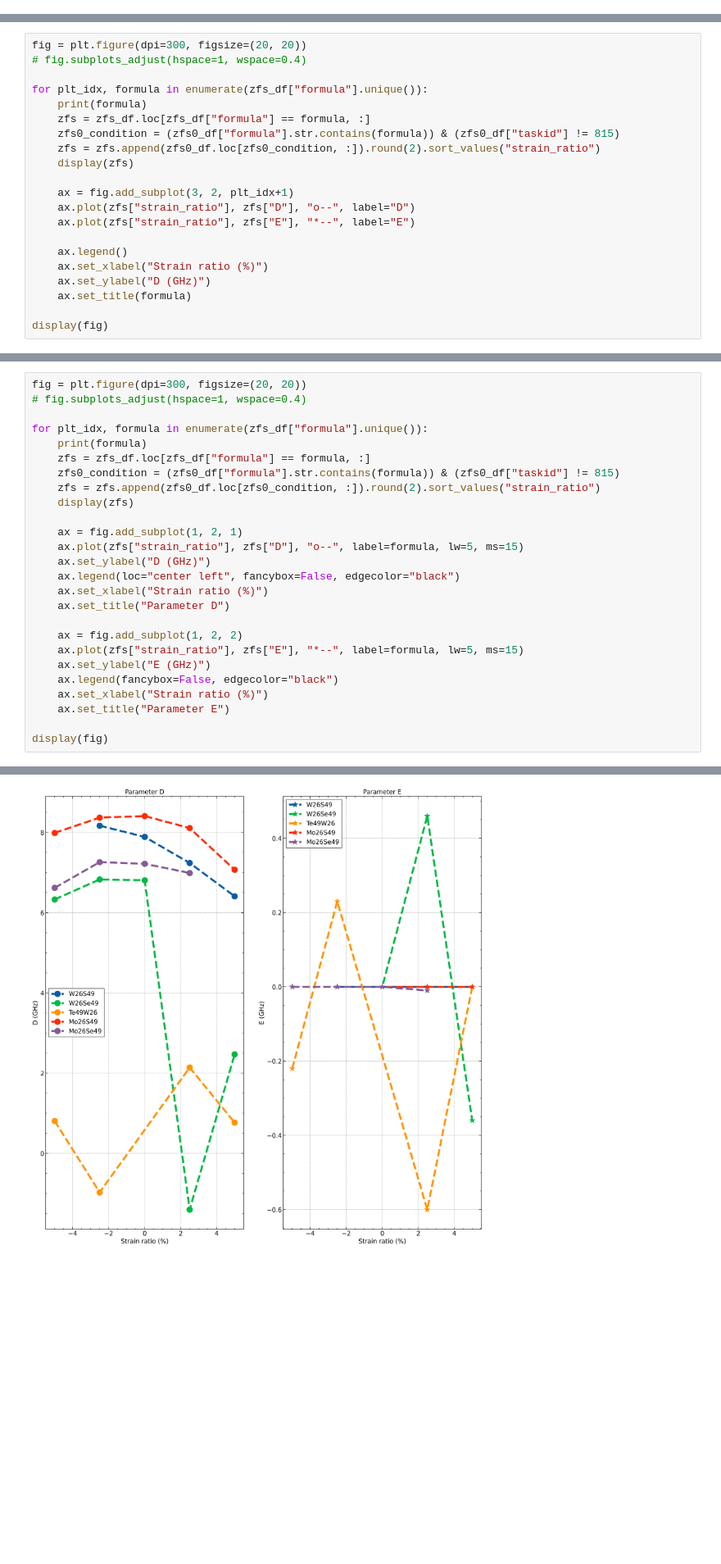
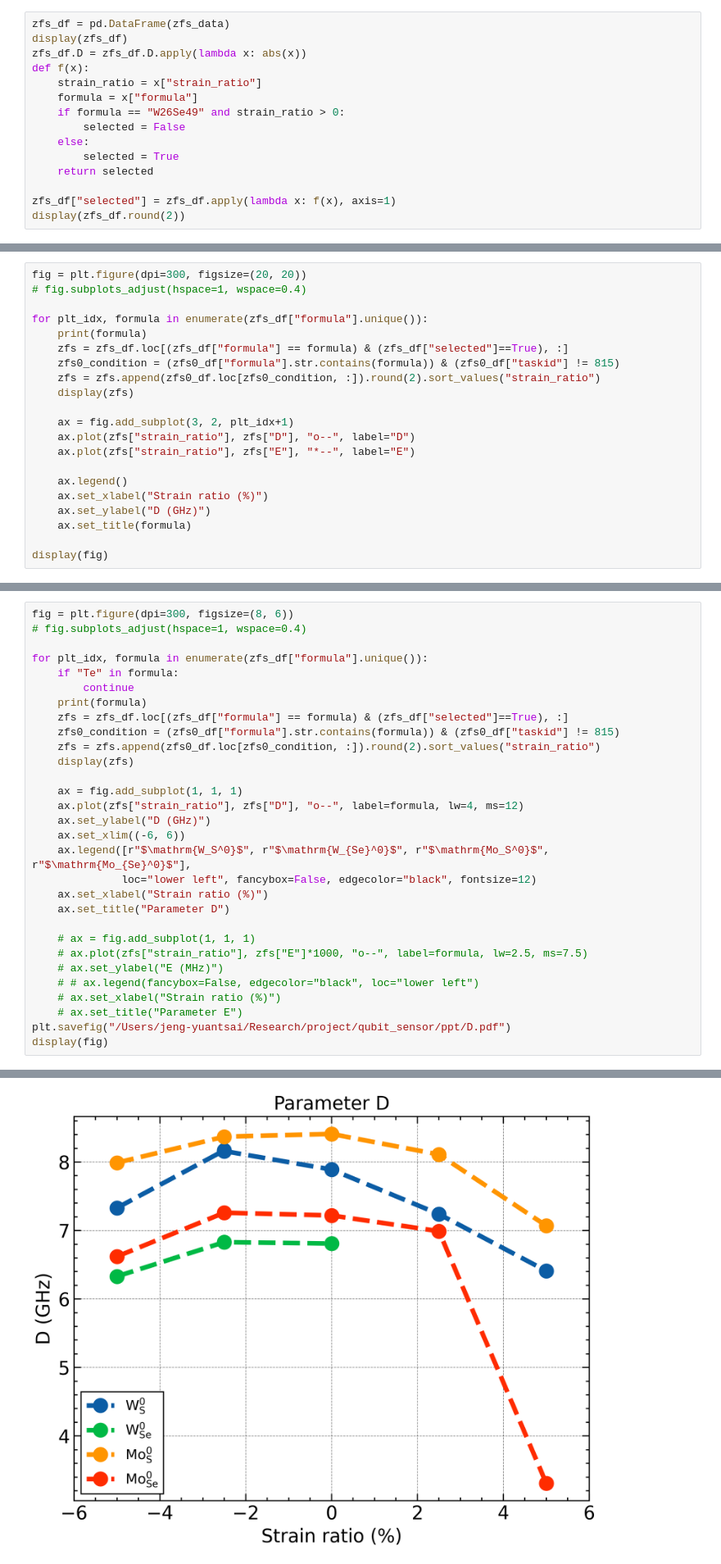
Before and after one commit to tsaie79/JPack, a Jupyter notebook: projects/qubit_sensor/analysis/data_analysis.ipynb, the cells around one changed output, grey strips where cells are left out. Shown at 82% size. Saved outputs shown, nothing was run; the diff lists cells and outputs as text; blank space fills up the shorter version.

```diff
--- a/projects/qubit_sensor/analysis/data_analysis.ipynb
+++ b/projects/qubit_sensor/analysis/data_analysis.ipynb
@@ -185,0 +165,15 @@ display(zfs_df.round(2))
+# %%
+zfs_df = pd.DataFrame(zfs_data)
+display(zfs_df)
+zfs_df.D = zfs_df.D.apply(lambda x: abs(x))
+def f(x):
+    strain_ratio = x["strain_ratio"]
+    formula = x["formula"]
+    if formula == "W26Se49" and strain_ratio > 0:
+        selected = False
+    else:
+        selected = True
+    return selected
+
+zfs_df["selected"] = zfs_df.apply(lambda x: f(x), axis=1)
+display(zfs_df.round(2))
@@ -191,7 +220,7 @@ fig = plt.figure(dpi=300, figsize=(20, 20))
 
 for plt_idx, formula in enumerate(zfs_df["formula"].unique()):
     print(formula)
-    zfs = zfs_df.loc[zfs_df["formula"] == formula, :]
+    zfs = zfs_df.loc[(zfs_df["formula"] == formula) & (zfs_df["selected"]==True), :]
     zfs0_condition = (zfs0_df["formula"].str.contains(formula)) & (zfs0_df["taskid"] != 815)
     zfs = zfs.append(zfs0_df.loc[zfs0_condition, :]).round(2).sort_values("strain_ratio")
     display(zfs)
@@ -243,28 +273,32 @@ Mo26Se49
 # %%
-fig = plt.figure(dpi=300, figsize=(20, 20))
+fig = plt.figure(dpi=300, figsize=(8, 6))
 # fig.subplots_adjust(hspace=1, wspace=0.4)
 
 for plt_idx, formula in enumerate(zfs_df["formula"].unique()):
+    if "Te" in formula:
+        continue
     print(formula)
-    zfs = zfs_df.loc[zfs_df["formula"] == formula, :]
+    zfs = zfs_df.loc[(zfs_df["formula"] == formula) & (zfs_df["selected"]==True), :]
     zfs0_condition = (zfs0_df["formula"].str.contains(formula)) & (zfs0_df["taskid"] != 815)
     zfs = zfs.append(zfs0_df.loc[zfs0_condition, :]).round(2).sort_values("strain_ratio")
     display(zfs)
 
-    ax = fig.add_subplot(1, 2, 1)
-    ax.plot(zfs["strain_ratio"], zfs["D"], "o--", label=formula, lw=5, ms=15)
+    ax = fig.add_subplot(1, 1, 1)
+    ax.plot(zfs["strain_ratio"], zfs["D"], "o--", label=formula, lw=4, ms=12)
     ax.set_ylabel("D (GHz)")
-    ax.legend(loc="center left", fancybox=False, edgecolor="black")
+    ax.set_xlim((-6, 6))
+    ax.legend([r"$\mathrm{W_S^0}$", r"$\mathrm{W_{Se}^0}$", r"$\mathrm{Mo_S^0}$", r"$\mathrm{Mo_{Se}^0}$"],
+              loc="lower left", fancybox=False, edgecolor="black", fontsize=12)
     ax.set_xlabel("Strain ratio (%)")
     ax.set_title("Parameter D")
 
-    ax = fig.add_subplot(1, 2, 2)
-    ax.plot(zfs["strain_ratio"], zfs["E"], "*--", label=formula, lw=5, ms=15)
-    ax.set_ylabel("E (GHz)")
-    ax.legend(fancybox=False, edgecolor="black")
-    ax.set_xlabel("Strain ratio (%)")
-    ax.set_title("Parameter E")
-
+    # ax = fig.add_subplot(1, 1, 1)
+    # ax.plot(zfs["strain_ratio"], zfs["E"]*1000, "o--", label=formula, lw=2.5, ms=7.5)
+    # ax.set_ylabel("E (MHz)")
+    # # ax.legend(fancybox=False, edgecolor="black", loc="lower left")
+    # ax.set_xlabel("Strain ratio (%)")
+    # ax.set_title("Parameter E")
+plt.savefig("/Users/jeng-yuantsai/Research/project/qubit_sensor/ppt/D.pdf")
 display(fig)
 # %% [output]
 W26S49
@@ -302,4 +331,4 @@ Mo26Se49
-[figure, old version]
+[figure, new version]
 # %% [markdown]
 ### Structural info
 # %%
```
Also changed, not shown: parts of 6 cells of this notebook, 14 other files.
